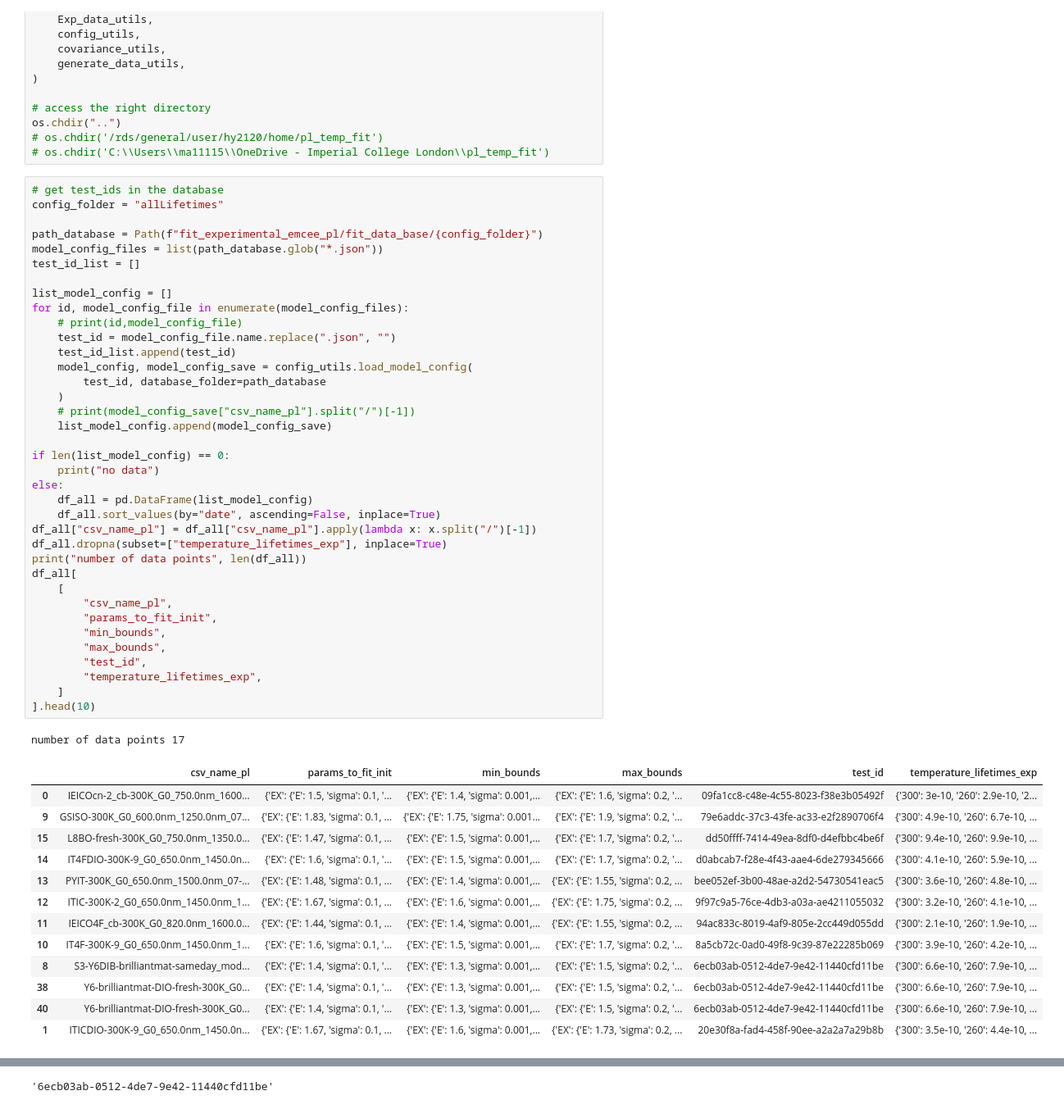
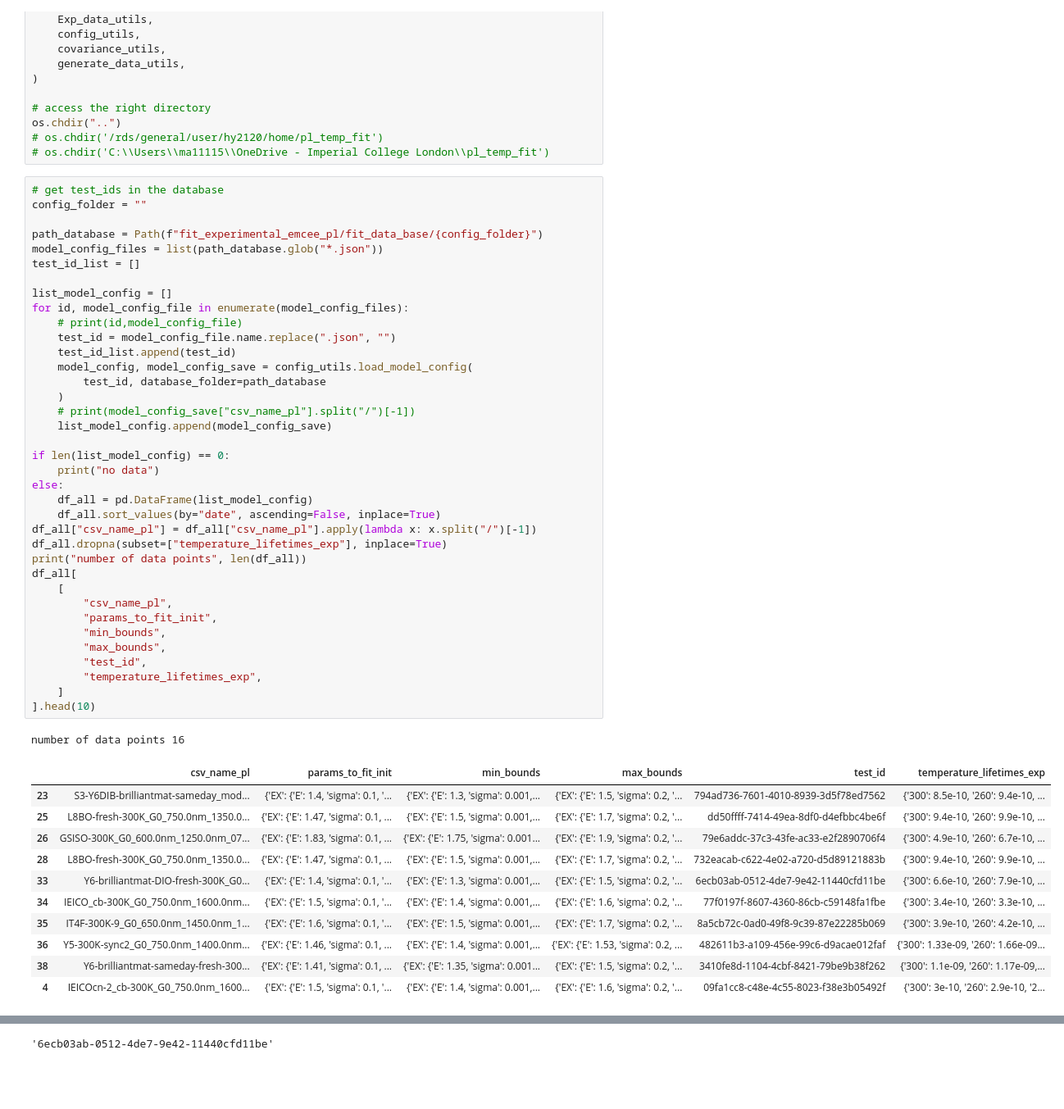
Before and after one commit to mohammedazzouzi15/pl_temp_fit, a Jupyter notebook: notebook/1_run_sampling_PL.ipynb, the cells around one changed output, grey strips where cells are left out. Shown at 82% size. Saved outputs shown, nothing was run; the diff lists cells and outputs as text; blank space fills up the shorter version.

```diff
--- a/notebook/1_run_sampling_PL.ipynb
+++ b/notebook/1_run_sampling_PL.ipynb
@@ -25,7 +25,7 @@ os.chdir("..")
 # os.chdir('C:\\Users\\ma11115\\OneDrive - Imperial College London\\pl_temp_fit')
 # %%
 # get test_ids in the database
-config_folder = "allLifetimes"
+config_folder = ""
 
 path_database = Path(f"fit_experimental_emcee_pl/fit_data_base/{config_folder}")
 model_config_files = list(path_database.glob("*.json"))
@@ -35,46 +35,44 @@ list_model_config = []
 for id, model_config_file in enumerate(model_config_files):
     # print(id,model_config_file)
     test_id = model_config_file.name.replace(".json", "")
     test_id_list.append(test_id)
     model_config, model_config_save = config_utils.load_model_config(
         test_id, database_folder=path_database
     )
     # print(model_config_save["csv_name_pl"].split("/")[-1])
     list_model_config.append(model_config_save)
 
 if len(list_model_config) == 0:
     print("no data")
 else:
     df_all = pd.DataFrame(list_model_config)
     df_all.sort_values(by="date", ascending=False, inplace=True)
 df_all["csv_name_pl"] = df_all["csv_name_pl"].apply(lambda x: x.split("/")[-1])
 df_all.dropna(subset=["temperature_lifetimes_exp"], inplace=True)
 print("number of data points", len(df_all))
 df_all[
     [
         "csv_name_pl",
         "params_to_fit_init",
         "min_bounds",
         "max_bounds",
         "test_id",
         "temperature_lifetimes_exp",
     ]
 ].head(10)
 # %% [output]
-number of data points 17
+number of data points 16
 |  | csv_name_pl | params_to_fit_init | min_bounds | max_bounds | test_id | temperature_lifetimes_exp |
-| 0 | IEICOcn-2_cb-300K_G0_750.0nm_1600... | {'EX': {'E': 1.5, 'sigma': 0.1, '... | {'EX': {'E': 1.4, 'sigma': 0.001,... | {'EX': {'E': 1.6, 'sigma': 0.2, '... | 09fa1cc8-c48e-4c55-8023-f38e3b05492f | {'300': 3e-10, '260': 2.9e-10, '2... |
-| 9 | GSISO-300K_G0_600.0nm_1250.0nm_07... | {'EX': {'E': 1.83, 'sigma': 0.1, ... | {'EX': {'E': 1.75, 'sigma': 0.001... | {'EX': {'E': 1.9, 'sigma': 0.2, '... | 79e6addc-37c3-43fe-ac33-e2f2890706f4 | {'300': 4.9e-10, '260': 6.7e-10, ... |
-| 15 | L8BO-fresh-300K_G0_750.0nm_1350.0... | {'EX': {'E': 1.47, 'sigma': 0.1, ... | {'EX': {'E': 1.5, 'sigma': 0.001,... | {'EX': {'E': 1.7, 'sigma': 0.2, '... | dd50ffff-7414-49ea-8df0-d4efbbc4be6f | {'300': 9.4e-10, '260': 9.9e-10, ... |
-| 14 | IT4FDIO-300K-9_G0_650.0nm_1450.0n... | {'EX': {'E': 1.6, 'sigma': 0.1, '... | {'EX': {'E': 1.5, 'sigma': 0.001,... | {'EX': {'E': 1.7, 'sigma': 0.2, '... | d0abcab7-f28e-4f43-aae4-6de279345666 | {'300': 4.1e-10, '260': 5.9e-10, ... |
-| 13 | PYIT-300K_G0_650.0nm_1500.0nm_07-... | {'EX': {'E': 1.48, 'sigma': 0.1, ... | {'EX': {'E': 1.4, 'sigma': 0.001,... | {'EX': {'E': 1.55, 'sigma': 0.2, ... | bee052ef-3b00-48ae-a2d2-54730541eac5 | {'300': 3.6e-10, '260': 4.8e-10, ... |
-| 12 | ITIC-300K-2_G0_650.0nm_1450.0nm_1... | {'EX': {'E': 1.67, 'sigma': 0.1, ... | {'EX': {'E': 1.6, 'sigma': 0.001,... | {'EX': {'E': 1.75, 'sigma': 0.2, ... | 9f97c9a5-76ce-4db3-a03a-ae4211055032 | {'300': 3.2e-10, '260': 4.1e-10, ... |
-| 11 | IEICO4F_cb-300K_G0_820.0nm_1600.0... | {'EX': {'E': 1.44, 'sigma': 0.1, ... | {'EX': {'E': 1.4, 'sigma': 0.001,... | {'EX': {'E': 1.55, 'sigma': 0.2, ... | 94ac833c-8019-4af9-805e-2cc449d055dd | {'300': 2.1e-10, '260': 1.9e-10, ... |
-| 10 | IT4F-300K-9_G0_650.0nm_1450.0nm_1... | {'EX': {'E': 1.6, 'sigma': 0.1, '... | {'EX': {'E': 1.5, 'sigma': 0.001,... | {'EX': {'E': 1.7, 'sigma': 0.2, '... | 8a5cb72c-0ad0-49f8-9c39-87e22285b069 | {'300': 3.9e-10, '260': 4.2e-10, ... |
-| 8 | S3-Y6DIB-brilliantmat-sameday_mod... | {'EX': {'E': 1.4, 'sigma': 0.1, '... | {'EX': {'E': 1.3, 'sigma': 0.001,... | {'EX': {'E': 1.5, 'sigma': 0.2, '... | 6ecb03ab-0512-4de7-9e42-11440cfd11be | {'300': 6.6e-10, '260': 7.9e-10, ... |
-| 38 | Y6-brilliantmat-DIO-fresh-300K_G0... | {'EX': {'E': 1.4, 'sigma': 0.1, '... | {'EX': {'E': 1.3, 'sigma': 0.001,... | {'EX': {'E': 1.5, 'sigma': 0.2, '... | 6ecb03ab-0512-4de7-9e42-11440cfd11be | {'300': 6.6e-10, '260': 7.9e-10, ... |
-| 40 | Y6-brilliantmat-DIO-fresh-300K_G0... | {'EX': {'E': 1.4, 'sigma': 0.1, '... | {'EX': {'E': 1.3, 'sigma': 0.001,... | {'EX': {'E': 1.5, 'sigma': 0.2, '... | 6ecb03ab-0512-4de7-9e42-11440cfd11be | {'300': 6.6e-10, '260': 7.9e-10, ... |
-| 1 | ITICDIO-300K-9_G0_650.0nm_1450.0n... | {'EX': {'E': 1.67, 'sigma': 0.1, ... | {'EX': {'E': 1.6, 'sigma': 0.001,... | {'EX': {'E': 1.73, 'sigma': 0.2, ... | 20e30f8a-fad4-458f-90ee-a2a2a7a29b8b | {'300': 3.5e-10, '260': 4.4e-10, ... |
+| 23 | S3-Y6DIB-brilliantmat-sameday_mod... | {'EX': {'E': 1.4, 'sigma': 0.1, '... | {'EX': {'E': 1.3, 'sigma': 0.001,... | {'EX': {'E': 1.5, 'sigma': 0.2, '... | 794ad736-7601-4010-8939-3d5f78ed7562 | {'300': 8.5e-10, '260': 9.4e-10, ... |
+| 25 | L8BO-fresh-300K_G0_750.0nm_1350.0... | {'EX': {'E': 1.47, 'sigma': 0.1, ... | {'EX': {'E': 1.5, 'sigma': 0.001,... | {'EX': {'E': 1.7, 'sigma': 0.2, '... | dd50ffff-7414-49ea-8df0-d4efbbc4be6f | {'300': 9.4e-10, '260': 9.9e-10, ... |
+| 26 | GSISO-300K_G0_600.0nm_1250.0nm_07... | {'EX': {'E': 1.83, 'sigma': 0.1, ... | {'EX': {'E': 1.75, 'sigma': 0.001... | {'EX': {'E': 1.9, 'sigma': 0.2, '... | 79e6addc-37c3-43fe-ac33-e2f2890706f4 | {'300': 4.9e-10, '260': 6.7e-10, ... |
+| 28 | L8BO-fresh-300K_G0_750.0nm_1350.0... | {'EX': {'E': 1.47, 'sigma': 0.1, ... | {'EX': {'E': 1.5, 'sigma': 0.001,... | {'EX': {'E': 1.7, 'sigma': 0.2, '... | 732eacab-c622-4e02-a720-d5d89121883b | {'300': 9.4e-10, '260': 9.9e-10, ... |
+| 33 | Y6-brilliantmat-DIO-fresh-300K_G0... | {'EX': {'E': 1.4, 'sigma': 0.1, '... | {'EX': {'E': 1.3, 'sigma': 0.001,... | {'EX': {'E': 1.5, 'sigma': 0.2, '... | 6ecb03ab-0512-4de7-9e42-11440cfd11be | {'300': 6.6e-10, '260': 7.9e-10, ... |
+| 34 | IEICO_cb-300K_G0_750.0nm_1600.0nm... | {'EX': {'E': 1.5, 'sigma': 0.1, '... | {'EX': {'E': 1.4, 'sigma': 0.001,... | {'EX': {'E': 1.6, 'sigma': 0.2, '... | 77f0197f-8607-4360-86cb-c59148fa1fbe | {'300': 3.4e-10, '260': 3.3e-10, ... |
+| 35 | IT4F-300K-9_G0_650.0nm_1450.0nm_1... | {'EX': {'E': 1.6, 'sigma': 0.1, '... | {'EX': {'E': 1.5, 'sigma': 0.001,... | {'EX': {'E': 1.7, 'sigma': 0.2, '... | 8a5cb72c-0ad0-49f8-9c39-87e22285b069 | {'300': 3.9e-10, '260': 4.2e-10, ... |
+| 36 | Y5-300K-sync2_G0_750.0nm_1400.0nm... | {'EX': {'E': 1.46, 'sigma': 0.1, ... | {'EX': {'E': 1.4, 'sigma': 0.001,... | {'EX': {'E': 1.53, 'sigma': 0.2, ... | 482611b3-a109-456e-99c6-d9acae012faf | {'300': 1.33e-09, '260': 1.66e-09... |
+| 38 | Y6-brilliantmat-sameday-fresh-300... | {'EX': {'E': 1.41, 'sigma': 0.1, ... | {'EX': {'E': 1.35, 'sigma': 0.001... | {'EX': {'E': 1.5, 'sigma': 0.2, '... | 3410fe8d-1104-4cbf-8421-79be9b38f262 | {'300': 1.1e-09, '260': 1.17e-09,... |
+| 4 | IEICOcn-2_cb-300K_G0_750.0nm_1600... | {'EX': {'E': 1.5, 'sigma': 0.1, '... | {'EX': {'E': 1.4, 'sigma': 0.001,... | {'EX': {'E': 1.6, 'sigma': 0.2, '... | 09fa1cc8-c48e-4c55-8023-f38e3b05492f | {'300': 3e-10, '260': 2.9e-10, '2... |
 # %%
 def update_csv_name_pl(csv_name, new_path, new_path_save_folder,script_to_run,test_id):
     model_config_save["csv_name_pl"] = new_path + "/" + csv_name.split("/")[-1]
```
Also changed, not shown: parts of 1 cell of this notebook, 2 other files.
